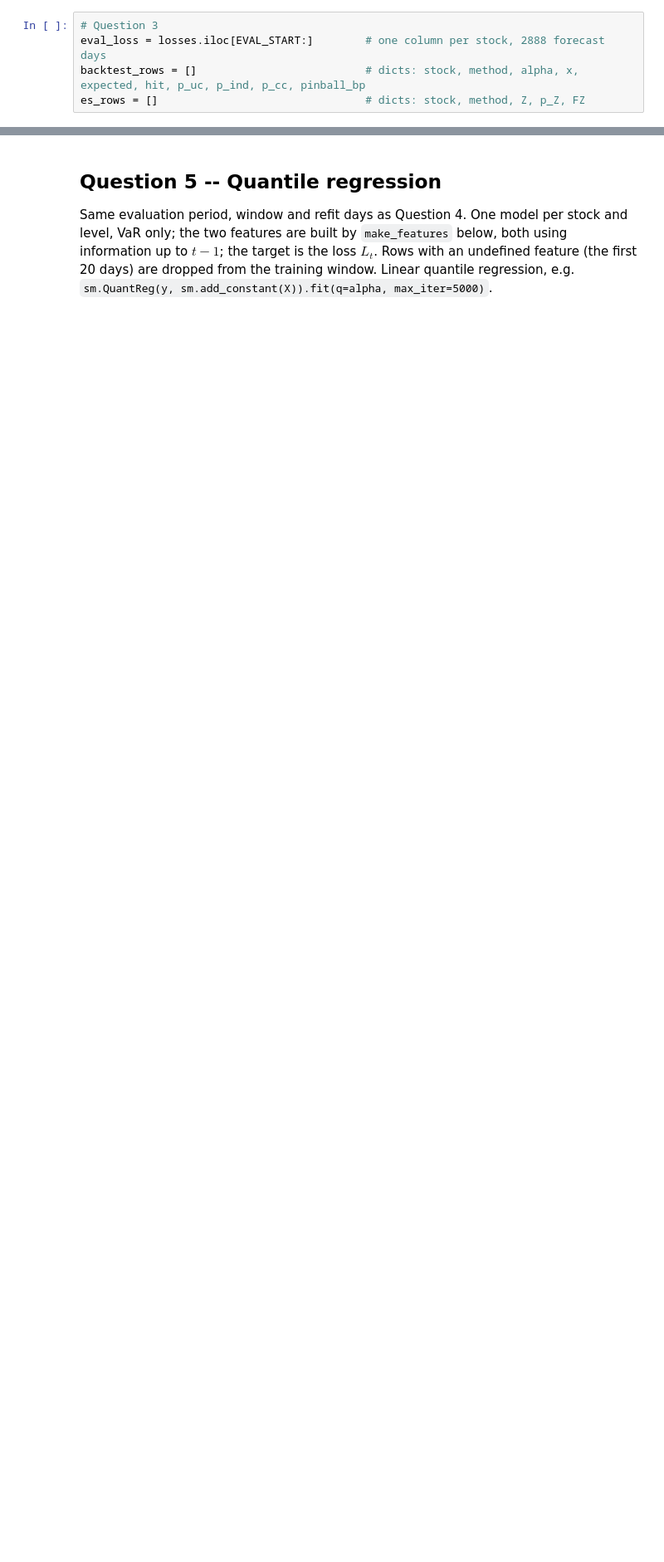
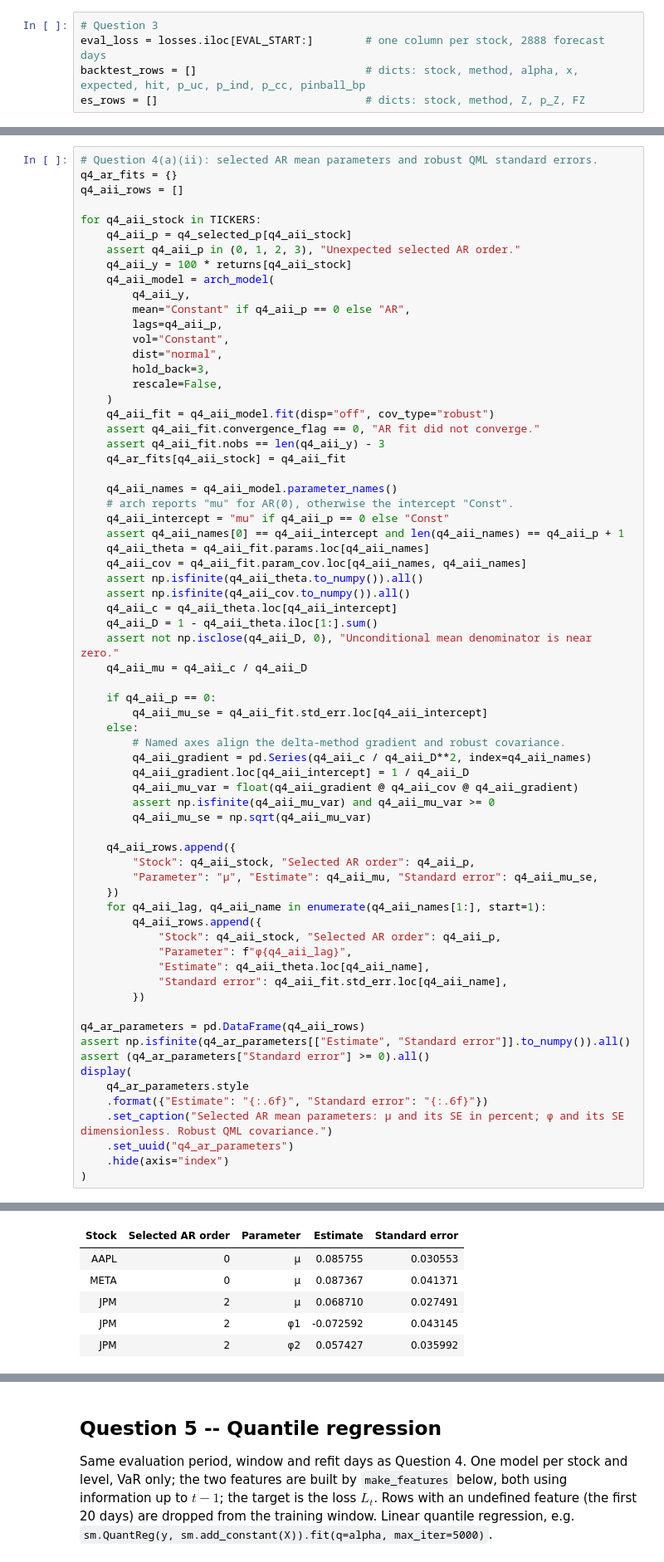
Before and after one commit to AlexPotocnik/QRM_Project, a Jupyter notebook: src/Project_template.ipynb, the cells around one changed output, grey strips where cells are left out. Shown at 83% size. Drawn from its saved outputs; the diff is of its cells as text; blank space fills up the shorter version.

```diff
--- a/src/Project_template.ipynb
+++ b/src/Project_template.ipynb
@@ -431,0 +537,69 @@ from arch import arch_model
+# %%
+# Question 4(a)(ii): selected AR mean parameters and robust QML standard errors.
+q4_ar_fits = {}
+q4_aii_rows = []
+
+for q4_aii_stock in TICKERS:
+    q4_aii_p = q4_selected_p[q4_aii_stock]
+    assert q4_aii_p in (0, 1, 2, 3), "Unexpected selected AR order."
+    q4_aii_y = 100 * returns[q4_aii_stock]
+    q4_aii_model = arch_model(
+        q4_aii_y,
+        mean="Constant" if q4_aii_p == 0 else "AR",
+        lags=q4_aii_p,
+        vol="Constant",
+        dist="normal",
+        hold_back=3,
+        rescale=False,
+    )
+    q4_aii_fit = q4_aii_model.fit(disp="off", cov_type="robust")
+    assert q4_aii_fit.convergence_flag == 0, "AR fit did not converge."
+    assert q4_aii_fit.nobs == len(q4_aii_y) - 3
+    q4_ar_fits[q4_aii_stock] = q4_aii_fit
+
+    q4_aii_names = q4_aii_model.parameter_names()
+    # arch reports "mu" for AR(0), otherwise the intercept "Const".
+    q4_aii_intercept = "mu" if q4_aii_p == 0 else "Const"
+    assert q4_aii_names[0] == q4_aii_intercept and len(q4_aii_names) == q4_aii_p + 1
+    q4_aii_theta = q4_aii_fit.params.loc[q4_aii_names]
+    q4_aii_cov = q4_aii_fit.param_cov.loc[q4_aii_names, q4_aii_names]
+    assert np.isfinite(q4_aii_theta.to_numpy()).all()
+    assert np.isfinite(q4_aii_cov.to_numpy()).all()
+    q4_aii_c = q4_aii_theta.loc[q4_aii_intercept]
+    q4_aii_D = 1 - q4_aii_theta.iloc[1:].sum()
+    assert not np.isclose(q4_aii_D, 0), "Unconditional mean denominator is near zero."
+    q4_aii_mu = q4_aii_c / q4_aii_D
+
+    if q4_aii_p == 0:
+        q4_aii_mu_se = q4_aii_fit.std_err.loc[q4_aii_intercept]
+    else:
+        # Named axes align the delta-method gradient and robust covariance.
+        q4_aii_gradient = pd.Series(q4_aii_c / q4_aii_D**2, index=q4_aii_names)
+        q4_aii_gradient.loc[q4_aii_intercept] = 1 / q4_aii_D
+        q4_aii_mu_var = float(q4_aii_gradient @ q4_aii_cov @ q4_aii_gradient)
+        assert np.isfinite(q4_aii_mu_var) and q4_aii_mu_var >= 0
+        q4_aii_mu_se = np.sqrt(q4_aii_mu_var)
+
+    q4_aii_rows.append({
+        "Stock": q4_aii_stock, "Selected AR order": q4_aii_p,
+        "Parameter": "μ", "Estimate": q4_aii_mu, "Standard error": q4_aii_mu_se,
+    })
+    for q4_aii_lag, q4_aii_name in enumerate(q4_aii_names[1:], start=1):
+        q4_aii_rows.append({
+            "Stock": q4_aii_stock, "Selected AR order": q4_aii_p,
+            "Parameter": f"φ{q4_aii_lag}",
+            "Estimate": q4_aii_theta.loc[q4_aii_name],
+            "Standard error": q4_aii_fit.std_err.loc[q4_aii_name],
+        })
+
+q4_ar_parameters = pd.DataFrame(q4_aii_rows)
+assert np.isfinite(q4_ar_parameters[["Estimate", "Standard error"]].to_numpy()).all()
+assert (q4_ar_parameters["Standard error"] >= 0).all()
+display(
+    q4_ar_parameters.style
+    .format({"Estimate": "{:.6f}", "Standard error": "{:.6f}"})
+    .set_caption("Selected AR mean parameters: μ and its SE in percent; φ and its SE dimensionless. Robust QML covariance.")
+    .set_uuid("q4_ar_parameters")
+    .hide(axis="index")
+)
+# %% [output]
@@ -431,0 +607,6 @@ from arch import arch_model
+| Stock | Selected AR order | Parameter | Estimate | Standard error |
+| AAPL | 0 | μ | 0.085755 | 0.030553 |
+| META | 0 | μ | 0.087367 | 0.041371 |
+| JPM | 2 | μ | 0.068710 | 0.027491 |
+| JPM | 2 | φ1 | -0.072592 | 0.043145 |
+| JPM | 2 | φ2 | 0.057427 | 0.035992 |
```
Also changed, not shown: parts of 27 cells of this notebook, 1 other file.
